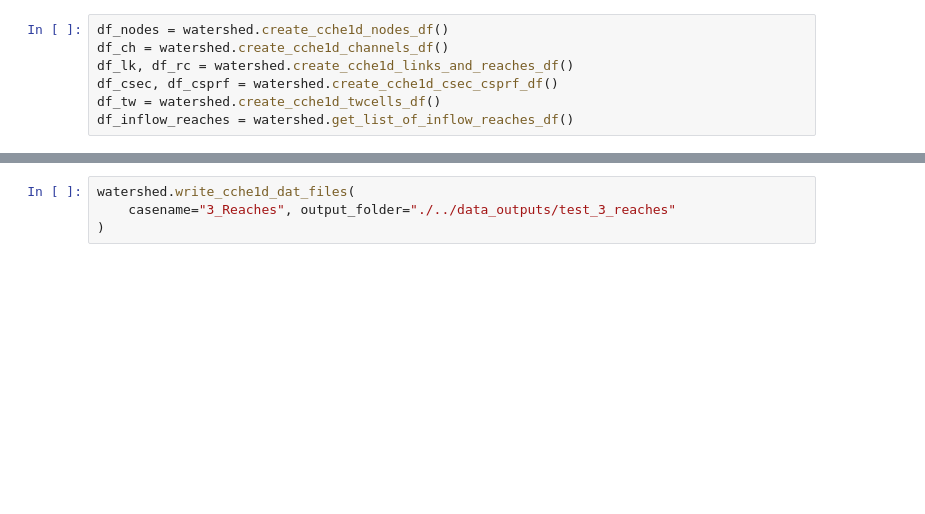
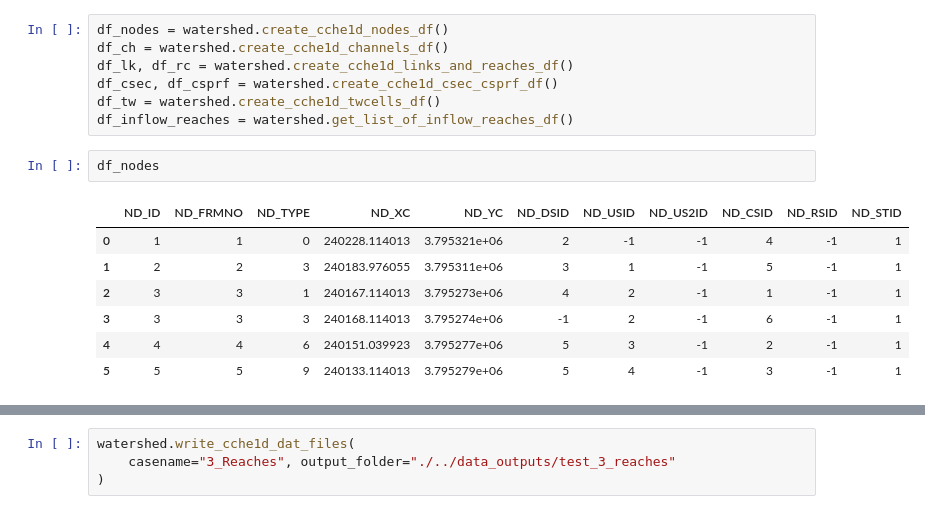
Before and after one commit to LucRSquared/topagnps2cche1d, a Jupyter notebook: notebooks_and_scripts/test_objected_oriented_watershed.ipynb, the cells around one changed output, grey strips where cells are left out. Cells and saved outputs as stored; diff of their text form; blank space fills up the shorter version.

```diff
--- a/notebooks_and_scripts/test_objected_oriented_watershed.ipynb
+++ b/notebooks_and_scripts/test_objected_oriented_watershed.ipynb
@@ -44,4 +69,14 @@ df_lk, df_rc = watershed.create_cche1d_links_and_reaches_df()
 df_csec, df_csprf = watershed.create_cche1d_csec_csprf_df()
 df_tw = watershed.create_cche1d_twcells_df()
 df_inflow_reaches = watershed.get_list_of_inflow_reaches_df()
+# %%
+df_nodes
+# %% [output]
+|  | ND_ID | ND_FRMNO | ND_TYPE | ND_XC | ND_YC | ND_DSID | ND_USID | ND_US2ID | ND_CSID | ND_RSID | ND_STID |
+| 0 | 1 | 1 | 0 | 240228.114013 | 3.795321e+06 | 2 | -1 | -1 | 4 | -1 | 1 |
+| 1 | 2 | 2 | 3 | 240183.976055 | 3.795311e+06 | 3 | 1 | -1 | 5 | -1 | 1 |
+| 2 | 3 | 3 | 1 | 240167.114013 | 3.795273e+06 | 4 | 2 | -1 | 1 | -1 | 1 |
+| 3 | 3 | 3 | 3 | 240168.114013 | 3.795274e+06 | -1 | 2 | -1 | 6 | -1 | 1 |
+| 4 | 4 | 4 | 6 | 240151.039923 | 3.795277e+06 | 5 | 3 | -1 | 2 | -1 | 1 |
+| 5 | 5 | 5 | 9 | 240133.114013 | 3.795279e+06 | 5 | 4 | -1 | 3 | -1 | 1 |
 # %%
```
Also changed, not shown: parts of 4 cells of this notebook, 4 other files.
